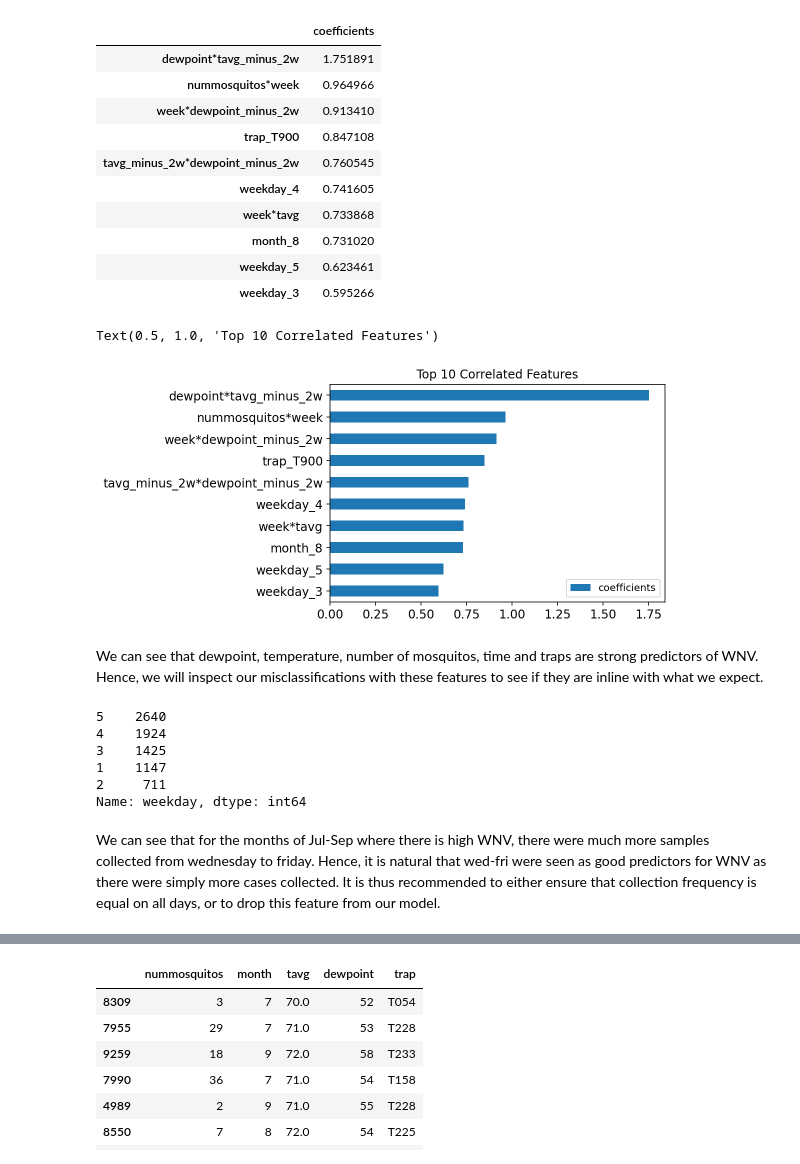
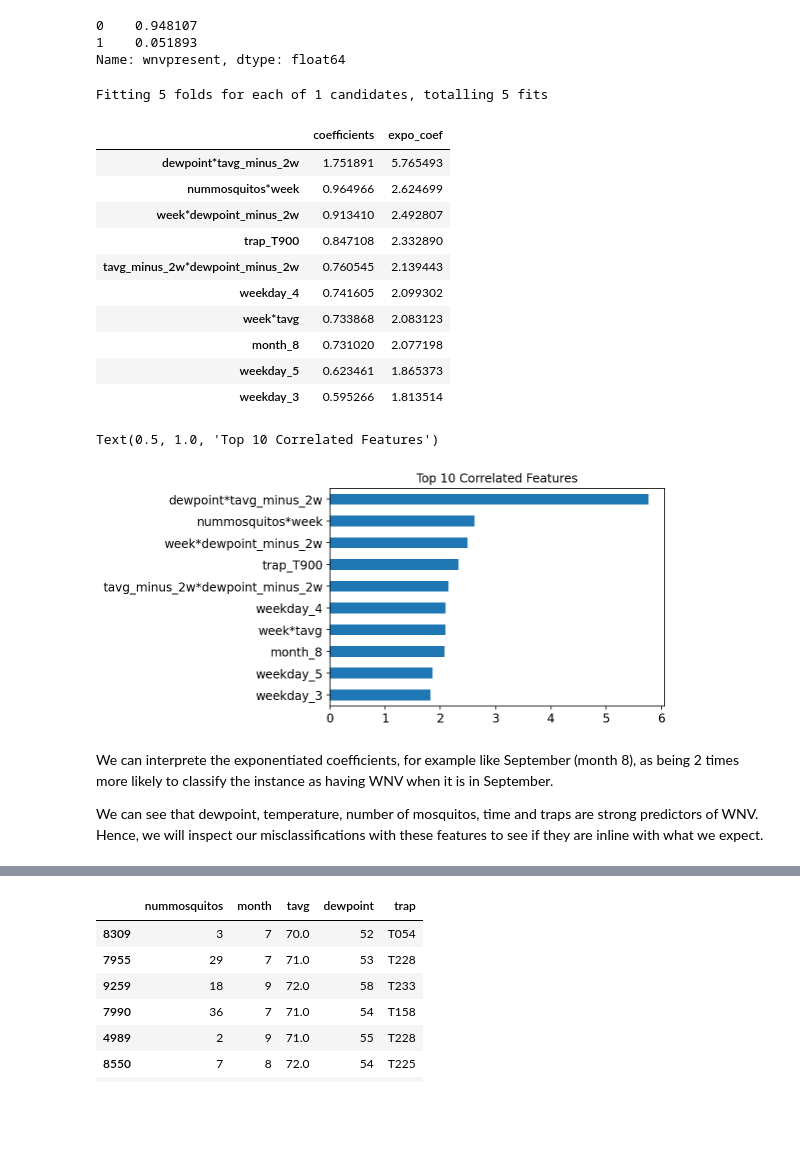
Before and after one commit to sujayjangam/Project-4-DSI, a Jupyter notebook: code/Model_Analysis_And_Conclusion_Dickson.ipynb, the cells around one changed output, grey strips where cells are left out. Saved outputs shown, nothing was run; the diff lists cells and outputs as text; code cells hidden in the pictures; blank space fills up the shorter version.

```diff
--- a/code/Model_Analysis_And_Conclusion_Dickson.ipynb
+++ b/code/Model_Analysis_And_Conclusion_Dickson.ipynb
@@ -60,42 +33,59 @@ Fitting 5 folds for each of 1 candidates, totalling 5 fits
+# %%
+# fitting model to get predictions for model and error analysis
+
+x = final_train_df.drop('wnvpresent',axis=1)
+y = final_train_df['wnvpresent']
+
+display(y.value_counts(normalize=True))
+
+x_train, x_test, y_train, y_test= train_test_split(x,y,random_state=42)
+
+ss = StandardScaler()
+
+x_train_sc = ss.fit_transform(x_train)
+
+x_test_sc = ss.transform(x_test)
+
+sm = SMOTE(random_state=42)
+
+x_train_sc, y_train = sm.fit_resample(x_train_sc,y_train)
+
+final_lr_model.fit(x_train_sc,y_train)
+
+predictions = final_lr_model.predict(x_test_sc)
+# %% [output]
+0    0.948107
+1    0.051893
+Name: wnvpresent, dtype: float64
+Fitting 5 folds for each of 1 candidates, totalling 5 fits
 # %%
 # Filtering out top coefficients for wnv predictions
 
 log_coef = pd.DataFrame(final_lr_model.best_estimator_.steps[0][1].coef_.T,x_test.columns,
                         columns = ['coefficients']).sort_values(by='coefficients', ascending=False)
 
+log_coef['expo_coef'] = log_coef['coefficients'].apply(np.exp)
+
 display(log_coef.head(10))
 
-log_coef.head(10).sort_values(by = 'coefficients',ascending=True).plot(kind='barh')
+log_coef.head(10).sort_values(by = 'expo_coef',ascending=True)['expo_coef'].plot(kind='barh')
 
 plt.title('Top 10 Correlated Features')
 # %% [output]
-|  | coefficients |
-| dewpoint*tavg_minus_2w | 1.751891 |
-| nummosquitos*week | 0.964966 |
-| week*dewpoint_minus_2w | 0.913410 |
-| trap_T900 | 0.847108 |
-| tavg_minus_2w*dewpoint_minus_2w | 0.760545 |
-| weekday_4 | 0.741605 |
-| week*tavg | 0.733868 |
-| month_8 | 0.731020 |
-| weekday_5 | 0.623461 |
-| weekday_3 | 0.595266 |
+|  | coefficients | expo_coef |
+| dewpoint*tavg_minus_2w | 1.751891 | 5.765493 |
+| nummosquitos*week | 0.964966 | 2.624699 |
+| week*dewpoint_minus_2w | 0.913410 | 2.492807 |
+| trap_T900 | 0.847108 | 2.332890 |
+| tavg_minus_2w*dewpoint_minus_2w | 0.760545 | 2.139443 |
+| weekday_4 | 0.741605 | 2.099302 |
+| week*tavg | 0.733868 | 2.083123 |
+| month_8 | 0.731020 | 2.077198 |
+| weekday_5 | 0.623461 | 1.865373 |
+| weekday_3 | 0.595266 | 1.813514 |
 Text(0.5, 1.0, 'Top 10 Correlated Features')
-[figure, old version]
+[figure, new version]
-# %% [markdown]
-We can see that dewpoint, temperature, number of mosquitos, time and traps are strong predictors of WNV. Hence, we will inspect our misclassifications with these features to see if they are inline with what we expect.
-# %%
-# Filtering out weekday counts for july-september
-
-weather_train_df[(weather_train_df['month']==7)|\
-                 (weather_train_df['month']==8)|\
-                 (weather_train_df['month']==9)]['weekday'].value_counts()
-# %% [output]
-5    2640
-4    1924
-3    1425
-1    1147
-2     711
-Name: weekday, dtype: int64
-# %% [markdown]
-We can see that for the months of Jul-Sep where there is high WNV, there were much more samples collected from wednesday to friday. Hence, it is natural that wed-fri were seen as good predictors for WNV as there were simply more cases collected. It is thus recommended to either ensure that collection frequency is equal on all days, or to drop this feature from our model.
+# %% [markdown]
+We can interprete the exponentiated coefficients, for example like September (month 8), as being 2 times more likely to classify the instance as having WNV when it is in September.
+
+We can see that dewpoint, temperature, number of mosquitos, time and traps are strong predictors of WNV. Hence, we will inspect our misclassifications with these features to see if they are inline with what we expect.
```
Also changed, not shown: parts of 36 cells of this notebook.
